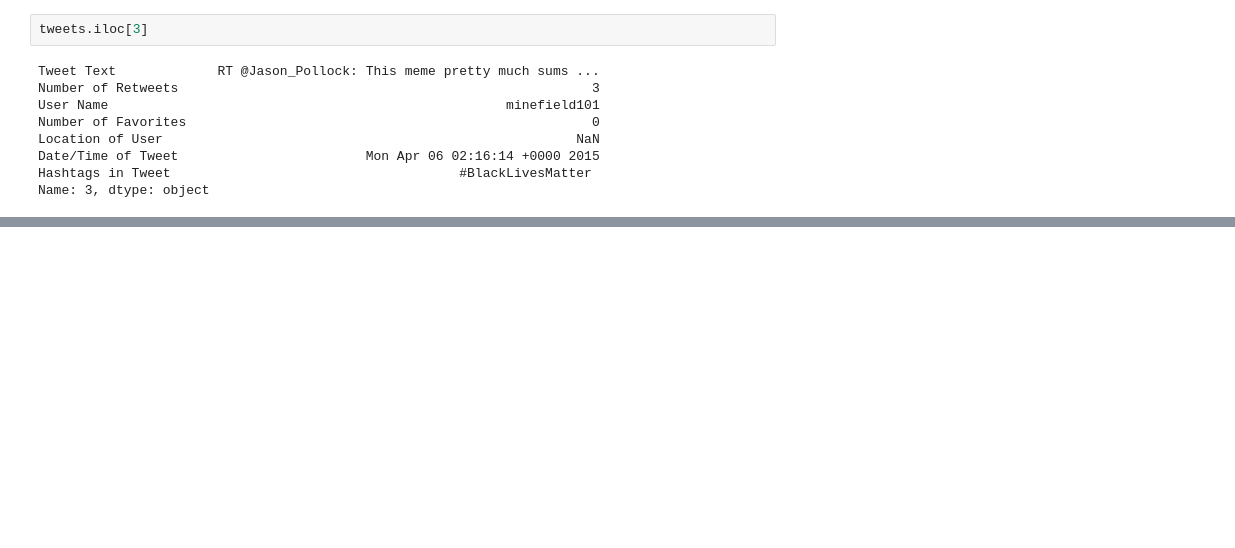
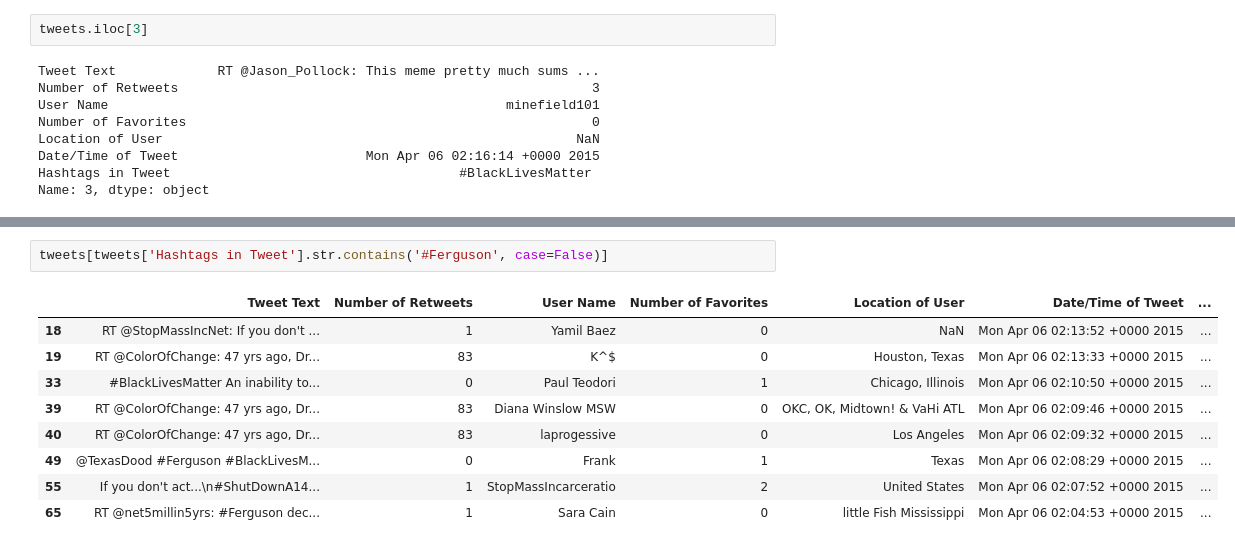
Before and after one commit to sanajaved7/twitter-api-project, a Jupyter notebook: tweet_analysis.ipynb, the cells around one changed output, grey strips where cells are left out. Drawn from its saved outputs; the diff is of its cells as text; blank space fills up the shorter version.

```diff
--- a/tweet_analysis.ipynb
+++ b/tweet_analysis.ipynb
@@ -61,0 +170,12 @@ Name: 3, dtype: object
+# %%
+tweets[tweets['Hashtags in Tweet'].str.contains('#Ferguson', case=False)]
+# %% [output]
+|  | Tweet Text | Number of Retweets | User Name | Number of Favorites | Location of User | Date/Time of Tweet | ... |
+| 18 | RT @StopMassIncNet: If you don't ... | 1 | Yamil Baez | 0 | NaN | Mon Apr 06 02:13:52 +0000 2015 | ... |
+| 19 | RT @ColorOfChange: 47 yrs ago, Dr... | 83 | K^$ | 0 | Houston, Texas | Mon Apr 06 02:13:33 +0000 2015 | ... |
+| 33 | #BlackLivesMatter An inability to... | 0 | Paul Teodori | 1 | Chicago, Illinois | Mon Apr 06 02:10:50 +0000 2015 | ... |
+| 39 | RT @ColorOfChange: 47 yrs ago, Dr... | 83 | Diana Winslow MSW | 0 | OKC, OK, Midtown! & VaHi ATL | Mon Apr 06 02:09:46 +0000 2015 | ... |
+| 40 | RT @ColorOfChange: 47 yrs ago, Dr... | 83 | laprogessive | 0 | Los Angeles | Mon Apr 06 02:09:32 +0000 2015 | ... |
+| 49 | @TexasDood #Ferguson #BlackLivesM... | 0 | Frank | 1 | Texas | Mon Apr 06 02:08:29 +0000 2015 | ... |
+| 55 | If you don't act...\n#ShutDownA14... | 1 | StopMassIncarceratio | 2 | United States | Mon Apr 06 02:07:52 +0000 2015 | ... |
+| 65 | RT @net5millin5yrs: #Ferguson dec... | 1 | Sara Cain | 0 | little Fish Mississippi | Mon Apr 06 02:04:53 +0000 2015 | ... |
```
Also changed, not shown: parts of 21 cells of this notebook.
